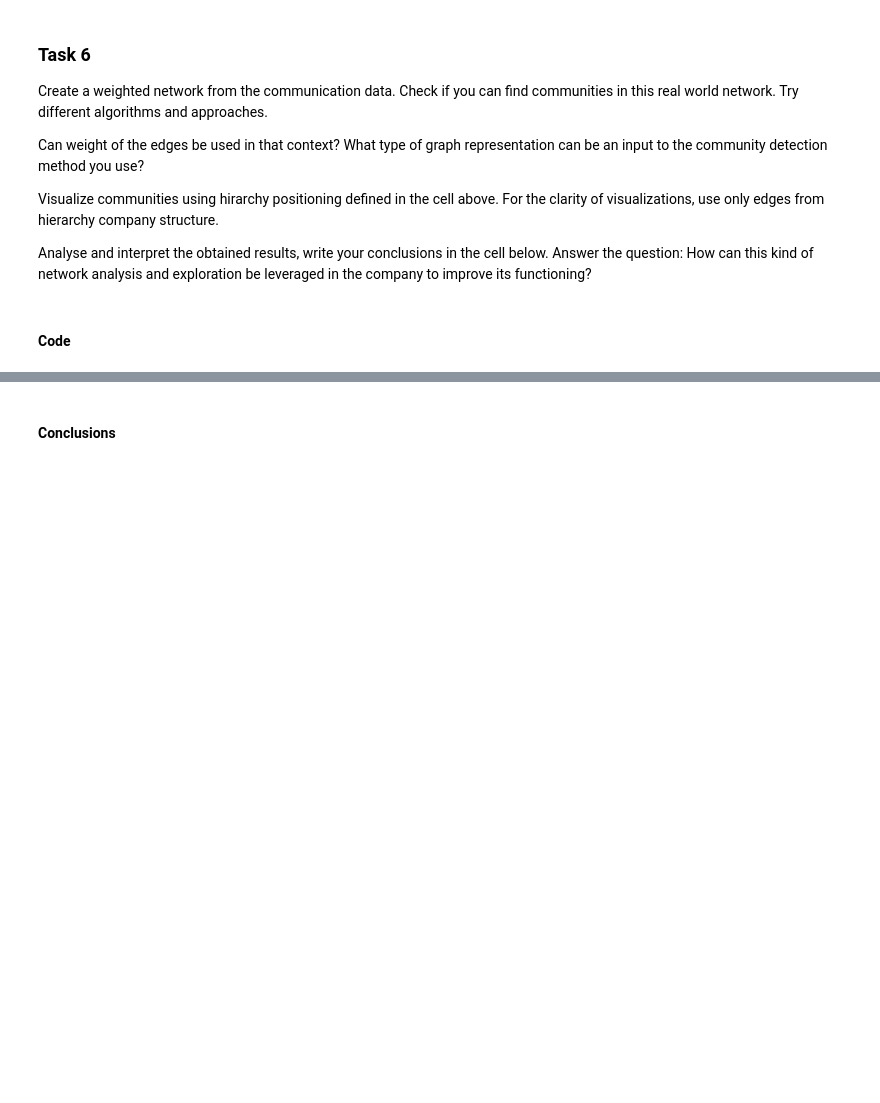
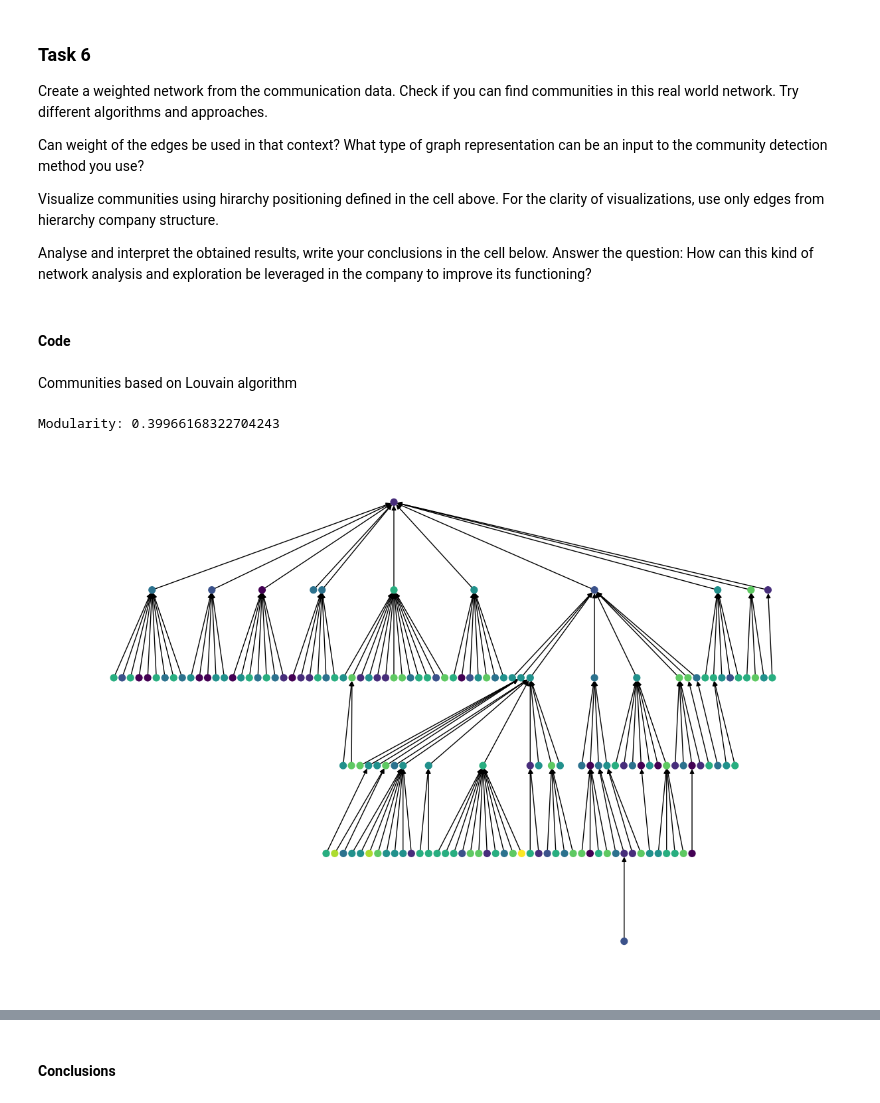
Before and after one commit to Ninj4M4ster/complex_networks, a Jupyter notebook: list4/L04_community_detection.ipynb, the cells around one changed output, grey strips where cells are left out. Drawn from its saved outputs; the diff is of its cells as text; code cells hidden in the pictures; blank space fills up the shorter version.

```diff
--- a/list4/L04_community_detection.ipynb
+++ b/list4/L04_community_detection.ipynb
@@ -363,3 +421,31 @@ Visualize communities using hirarchy positioning defined in the cell above. For
 Analyse and interpret the obtained results, write your conclusions in the cell below. Answer the question: How can this kind of network analysis and exploration be leveraged in the company to improve its functioning?
 # %% [markdown]
 #### Code
+# %%
+weighted_network = nx.DiGraph()
+
+for index, row in raw_df.iterrows():
+    if weighted_network.has_edge(row["Sender"], row["Recipient"]):
+        weighted_network[row["Sender"]][row["Recipient"]]["weight"] += 1
+    else:
+        weighted_network.add_edge(row["Sender"], row["Recipient"], weight=1)
+for n in H.nodes:
+    if n not in weighted_network.nodes:
+        weighted_network.add_node(n)
+# %% [markdown]
+Communities based on Louvain algorithm
+# %%
+community = [i for i in nx.community.louvain_communities(weighted_network)]
+colors = [create_node_to_partition_mapping(community)[n] for n in weighted_network.nodes]
+
+print(f'Modularity: {nx.community.quality.modularity(weighted_network, community)}')
+
+plt.figure(figsize=(12, 8))
+pos_hierarchic = nx.nx_agraph.graphviz_layout(H, prog='dot')
+pos_hierarchic = {node: (x,-y) for (node, (x,y)) in pos_hierarchic.items()}
+nx.draw(H, pos=pos_hierarchic, with_labels=False, arrows=True, node_size=50, node_color=colors)
+
+plt.show()
+# %% [output]
+Modularity: 0.39966168322704243
+[figure, added]
```
Also changed, not shown: parts of 16 cells of this notebook.
